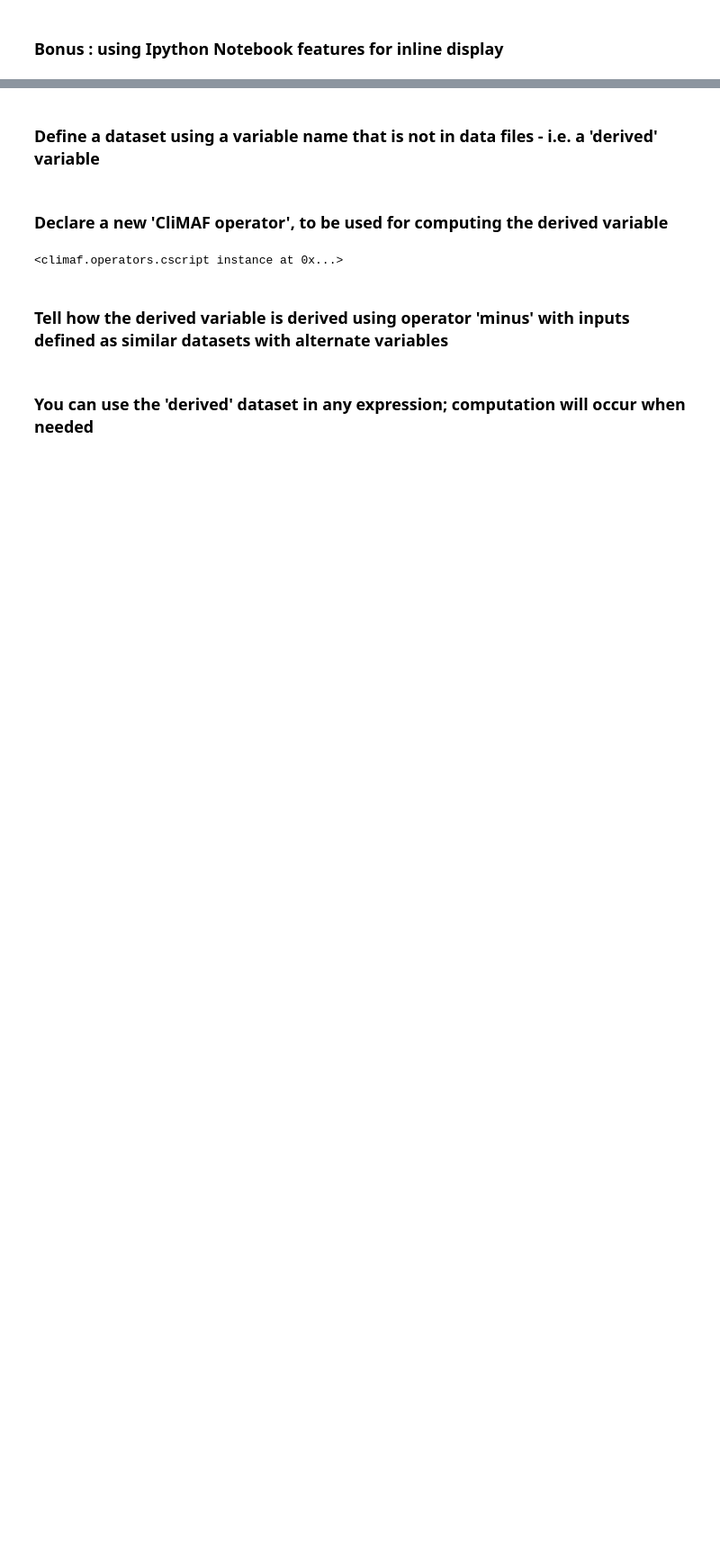
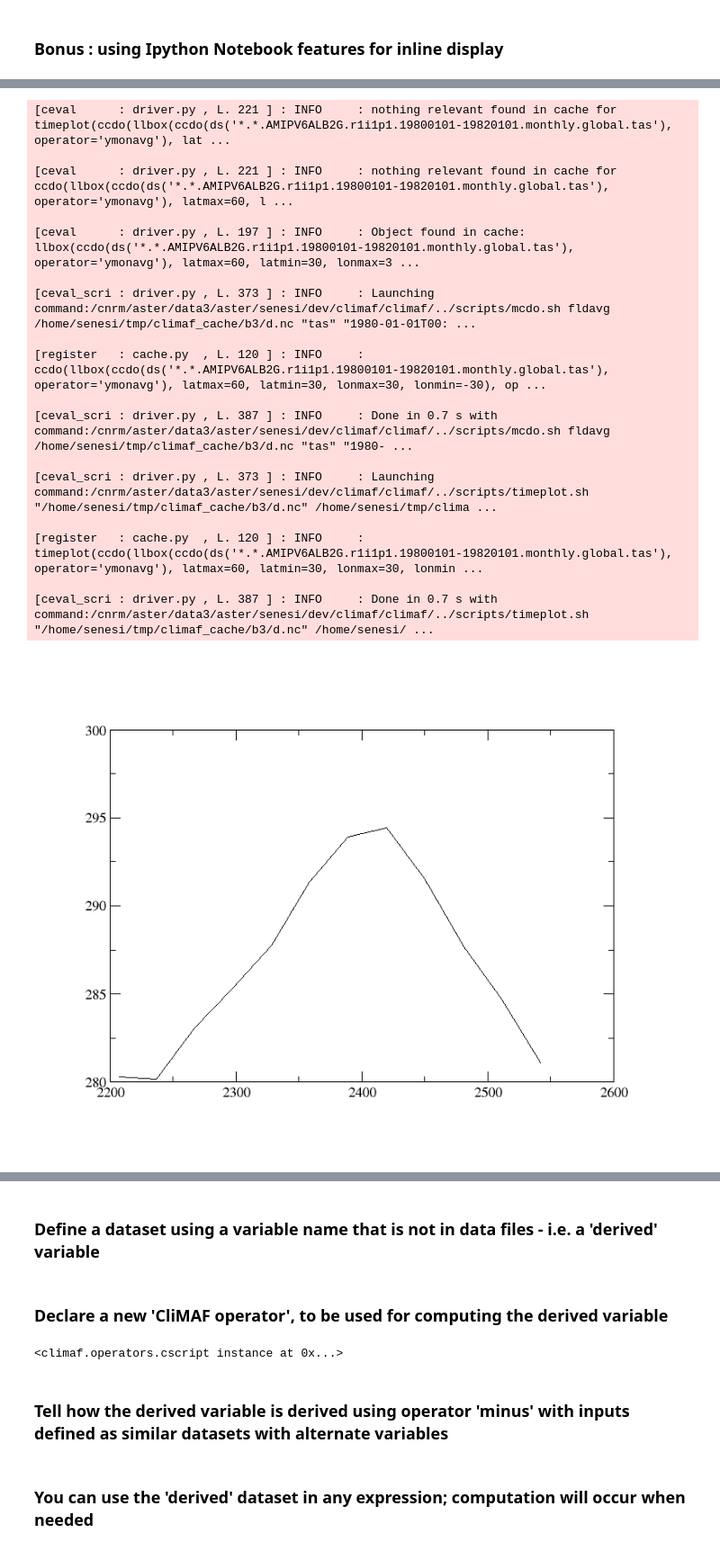
Before and after one commit to rigoudyg/climaf, a Jupyter notebook: examples/ATourOfCliMAF.ipynb, the cells around one changed output, grey strips where cells are left out. Shown: that part at 90% size. Cells and saved outputs as stored; diff of their text form; code cells hidden in the pictures; blank space fills up the shorter version.

```diff
--- a/examples/ATourOfCliMAF.ipynb
+++ b/examples/ATourOfCliMAF.ipynb
@@ -262,0 +378,2 @@ INFO:root:driver.ceval_script : Done with command:ncl /cnrm/aster/data3/aster/se
+# %%
+space_average=ccdo(extract,operator='fldavg')
@@ -262,0 +382,2 @@ INFO:root:driver.ceval_script : Done with command:ncl /cnrm/aster/data3/aster/se
+# %%
+fig_avg=timeplot(space_average, title="Annual cycle")
@@ -263 +386,22 @@ INFO:root:driver.ceval_script : Done with command:ncl /cnrm/aster/data3/aster/se
+# %%
+Image(filename=cfile(fig_avg))
+# %% [output]
+[ceval      : driver.py , L. 221 ] : INFO     : nothing relevant found in cache for timeplot(ccdo(llbox(ccdo(ds('*.*.AMIPV6ALB2G.r1i1p1.19800101-19820101.monthly.global.tas'), operator='ymonavg'), lat ...
+
+[ceval      : driver.py , L. 221 ] : INFO     : nothing relevant found in cache for ccdo(llbox(ccdo(ds('*.*.AMIPV6ALB2G.r1i1p1.19800101-19820101.monthly.global.tas'), operator='ymonavg'), latmax=60, l ...
+
+[ceval      : driver.py , L. 197 ] : INFO     : Object found in cache: llbox(ccdo(ds('*.*.AMIPV6ALB2G.r1i1p1.19800101-19820101.monthly.global.tas'), operator='ymonavg'), latmax=60, latmin=30, lonmax=3 ...
+
+[ceval_scri : driver.py , L. 373 ] : INFO     : Launching command:/cnrm/aster/data3/aster/senesi/dev/climaf/climaf/../scripts/mcdo.sh fldavg /home/senesi/tmp/climaf_cache/b3/d.nc "tas" "1980-01-01T00: ...
+
+[register   : cache.py  , L. 120 ] : INFO     : ccdo(llbox(ccdo(ds('*.*.AMIPV6ALB2G.r1i1p1.19800101-19820101.monthly.global.tas'), operator='ymonavg'), latmax=60, latmin=30, lonmax=30, lonmin=-30), op ...
+
+[ceval_scri : driver.py , L. 387 ] : INFO     : Done in 0.7 s with command:/cnrm/aster/data3/aster/senesi/dev/climaf/climaf/../scripts/mcdo.sh fldavg /home/senesi/tmp/climaf_cache/b3/d.nc "tas" "1980- ...
+
+[ceval_scri : driver.py , L. 373 ] : INFO     : Launching command:/cnrm/aster/data3/aster/senesi/dev/climaf/climaf/../scripts/timeplot.sh "/home/senesi/tmp/climaf_cache/b3/d.nc" /home/senesi/tmp/clima ...
+
+[register   : cache.py  , L. 120 ] : INFO     : timeplot(ccdo(llbox(ccdo(ds('*.*.AMIPV6ALB2G.r1i1p1.19800101-19820101.monthly.global.tas'), operator='ymonavg'), latmax=60, latmin=30, lonmax=30, lonmin ...
+
+[ceval_scri : driver.py , L. 387 ] : INFO     : Done in 0.7 s with command:/cnrm/aster/data3/aster/senesi/dev/climaf/climaf/../scripts/timeplot.sh "/home/senesi/tmp/climaf_cache/b3/d.nc" /home/senesi/ ...
+[figure, added]
 # %% [markdown]
```
Also changed, not shown: parts of 115 cells of this notebook, 1 other file.
